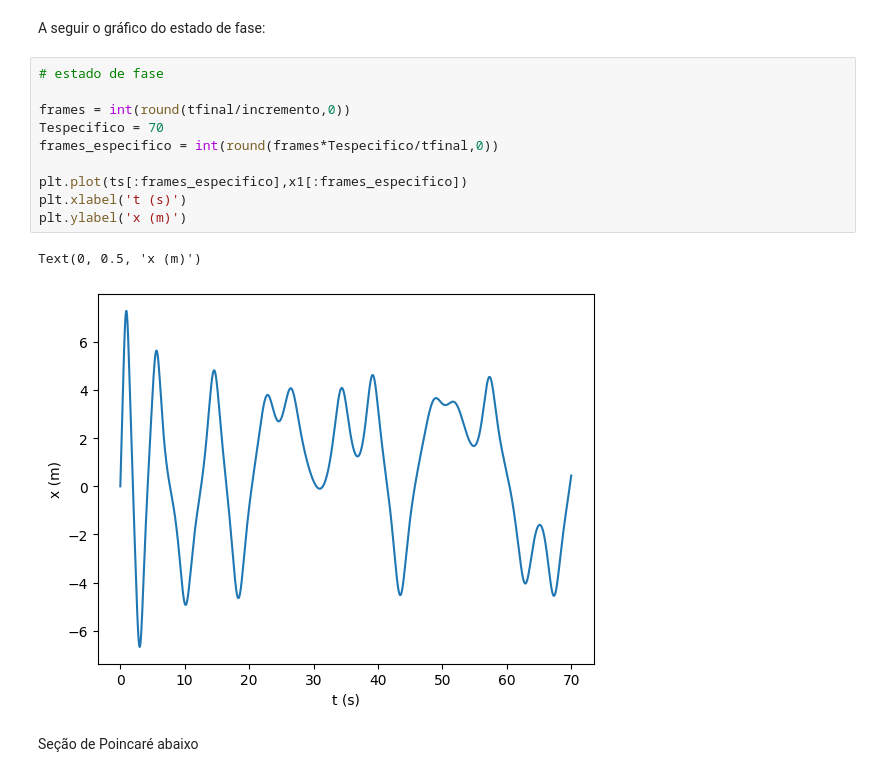
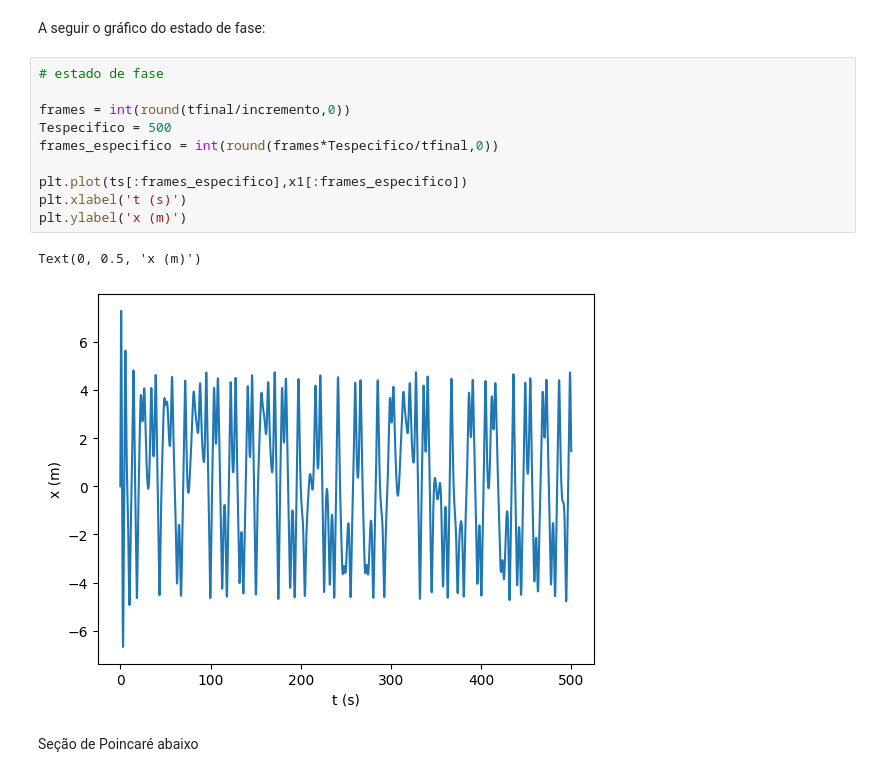
Before and after one commit to mickpires/Duffing-oscilator, a Jupyter notebook: duffing.ipynb, the cells around one changed output. Drawn from its saved outputs; the diff is of its cells as text.

```diff
--- a/duffing.ipynb
+++ b/duffing.ipynb
@@ -53,16 +53,16 @@ A seguir o gráfico do estado de fase:
 # %%
 # estado de fase
 
 frames = int(round(tfinal/incremento,0))
-Tespecifico = 70
+Tespecifico = 500
 frames_especifico = int(round(frames*Tespecifico/tfinal,0))
 
 plt.plot(ts[:frames_especifico],x1[:frames_especifico])
 plt.xlabel('t (s)')
 plt.ylabel('x (m)')
 # %% [output]
 Text(0, 0.5, 'x (m)')
-[figure, old version]
+[figure, new version]
 # %% [markdown]
 Seção de Poincaré abaixo
 # %%
```
Also changed, not shown: parts of 1 cell of this notebook.
